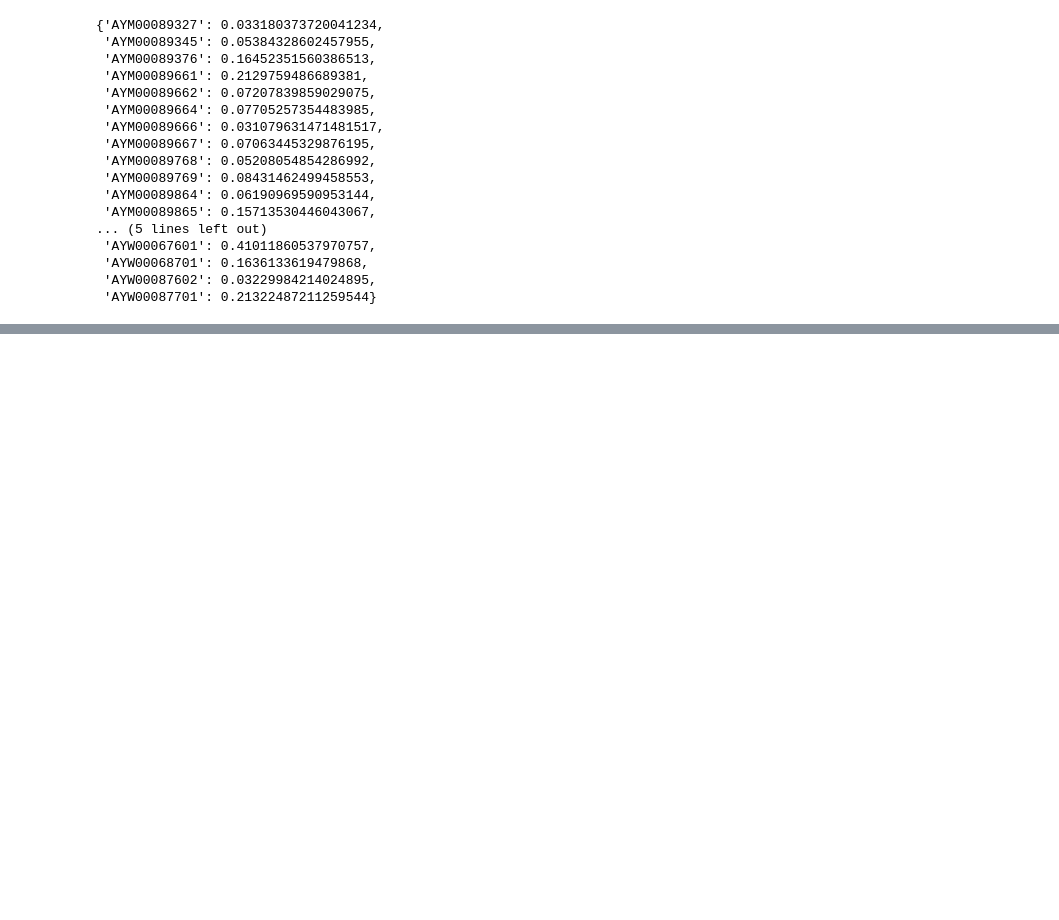
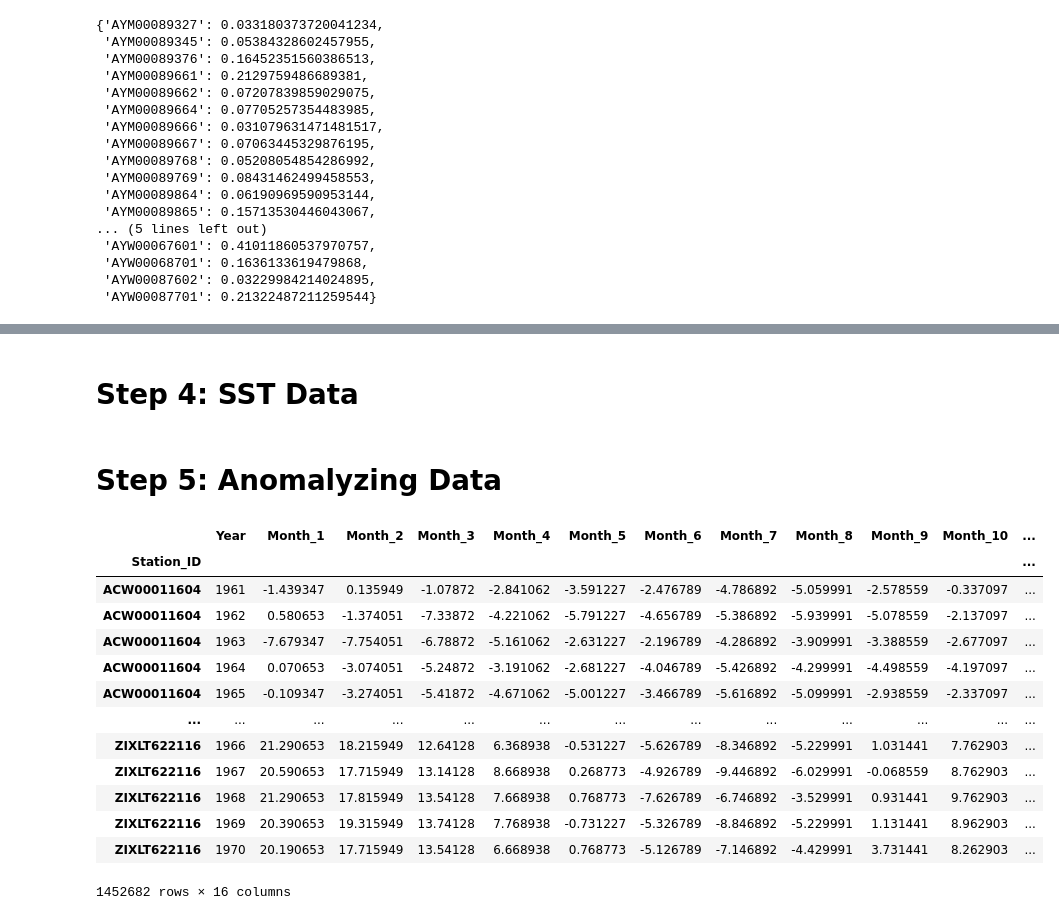
Before and after one commit to ajoherron/gistemp5.0, a Jupyter notebook: experimentation.ipynb, the cells around one changed output, grey strips where cells are left out. Saved outputs shown, nothing was run; the diff lists cells and outputs as text; code cells hidden in the pictures; blank space fills up the shorter version.

```diff
--- a/experimentation.ipynb
+++ b/experimentation.ipynb
@@ -32,8 +32,7 @@ import numpy as np
 # Local imports
 # from parameters.data import GHCN_temp_url, GHCN_meta_url
 GHCN_temp_url = 'https://data.giss.nasa.gov/pub/gistemp/ghcnm.tavg.qcf.dat'
-GHCN_meta_url = 'https://www.ncei.noaa.gov/pub/data/ghcn/daily/ghcnd-stations.txt'
-
+GHCN_meta_url = 'https://data.giss.nasa.gov/pub/gistemp/v4.inv'
 
 def get_GHCN_data(temp_url, meta_url):
 
@@ -102,6 +101,7 @@ def get_GHCN_data(temp_url, meta_url):
     column_widths = [11, 9, 10, 7, 3, 31]
     df_meta = pd.read_fwf(meta_url, widths=column_widths, header=None,
                           names=['Station_ID', 'Latitude', 'Longitude', 'Elevation', 'State', 'Name'])
+
     # Merge on station ID, set index
     df = pd.merge(df_GHCN, df_meta[['Station_ID', 'Latitude', 'Longitude', 'Name']], on='Station_ID', how='left')
     df = df.set_index('Station_ID')
@@ -519,0 +540,2 @@ grid_80_df.iloc[0]['Nearby_Stations']
+# %% [markdown]
+# Step 4: SST Data
@@ -519,0 +544,40 @@ grid_80_df.iloc[0]['Nearby_Stations']
+# %% [markdown]
+# Step 5: Anomalyzing Data
+# %%
+def anomalize_temperature_data(data, reference_period=(1951, 1980)):
+    # Extract the years from the DataFrame
+    years = data['Year'].unique()
+
+    # Calculate monthly means for the reference period
+    reference_data = data[(data['Year'] >= reference_period[0]) & (data['Year'] <= reference_period[1])]
+    monthly_means = reference_data.iloc[:, 1:13].mean()
+
+    # Initialize a DataFrame to store the anomalized data
+    anomalized_data = data.copy()
+
+    # Anomalize each month's data
+    for month in tqdm(range(1, 13), desc="Anomalizing Months"):
+
+        # Calculate the anomaly for the current month
+        anomalized_data[f'Month_{month}'] = data.apply(lambda row: row[f'Month_{month}'] - monthly_means[month - 1], axis=1)
+
+    return anomalized_data
+# %%
+df = step1_output
+df_anom = anomalize_temperature_data(df, reference_period=(1951, 1980))
+df_anom
+# %% [output]
+|  | Year | Month_1 | Month_2 | Month_3 | Month_4 | Month_5 | Month_6 | Month_7 | Month_8 | Month_9 | Month_10 | ... |
+| Station_ID |  |  |  |  |  |  |  |  |  |  |  | ... |
+| ACW00011604 | 1961 | -1.439347 | 0.135949 | -1.07872 | -2.841062 | -3.591227 | -2.476789 | -4.786892 | -5.059991 | -2.578559 | -0.337097 | ... |
+| ACW00011604 | 1962 | 0.580653 | -1.374051 | -7.33872 | -4.221062 | -5.791227 | -4.656789 | -5.386892 | -5.939991 | -5.078559 | -2.137097 | ... |
+| ACW00011604 | 1963 | -7.679347 | -7.754051 | -6.78872 | -5.161062 | -2.631227 | -2.196789 | -4.286892 | -3.909991 | -3.388559 | -2.677097 | ... |
+| ACW00011604 | 1964 | 0.070653 | -3.074051 | -5.24872 | -3.191062 | -2.681227 | -4.046789 | -5.426892 | -4.299991 | -4.498559 | -4.197097 | ... |
+| ACW00011604 | 1965 | -0.109347 | -3.274051 | -5.41872 | -4.671062 | -5.001227 | -3.466789 | -5.616892 | -5.099991 | -2.938559 | -2.337097 | ... |
+| ... | ... | ... | ... | ... | ... | ... | ... | ... | ... | ... | ... | ... |
+| ZIXLT622116 | 1966 | 21.290653 | 18.215949 | 12.64128 | 6.368938 | -0.531227 | -5.626789 | -8.346892 | -5.229991 | 1.031441 | 7.762903 | ... |
+| ZIXLT622116 | 1967 | 20.590653 | 17.715949 | 13.14128 | 8.668938 | 0.268773 | -4.926789 | -9.446892 | -6.029991 | -0.068559 | 8.762903 | ... |
+| ZIXLT622116 | 1968 | 21.290653 | 17.815949 | 13.54128 | 7.668938 | 0.768773 | -7.626789 | -6.746892 | -3.529991 | 0.931441 | 9.762903 | ... |
+| ZIXLT622116 | 1969 | 20.390653 | 19.315949 | 13.74128 | 7.768938 | -0.731227 | -5.326789 | -8.846892 | -5.229991 | 1.131441 | 8.962903 | ... |
+| ZIXLT622116 | 1970 | 20.190653 | 17.715949 | 13.54128 | 6.668938 | 0.768773 | -5.126789 | -7.146892 | -4.429991 | 3.731441 | 8.262903 | ... |
+1452682 rows × 16 columns
```
Also changed, not shown: parts of 11 cells of this notebook, 5 other files.
